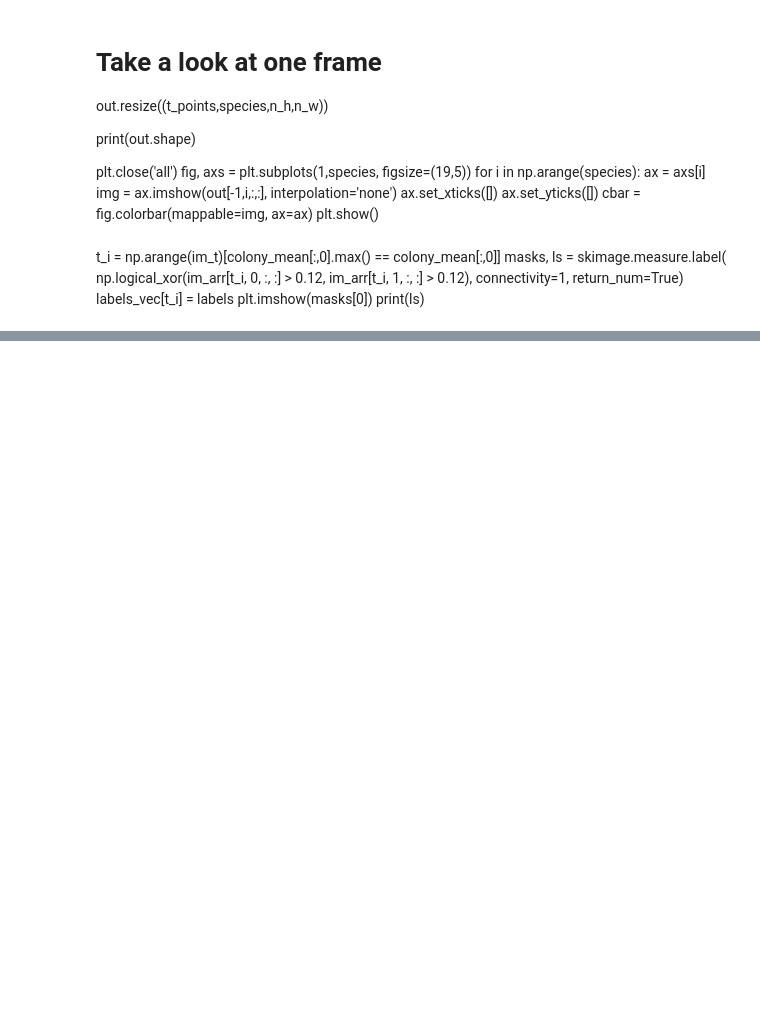
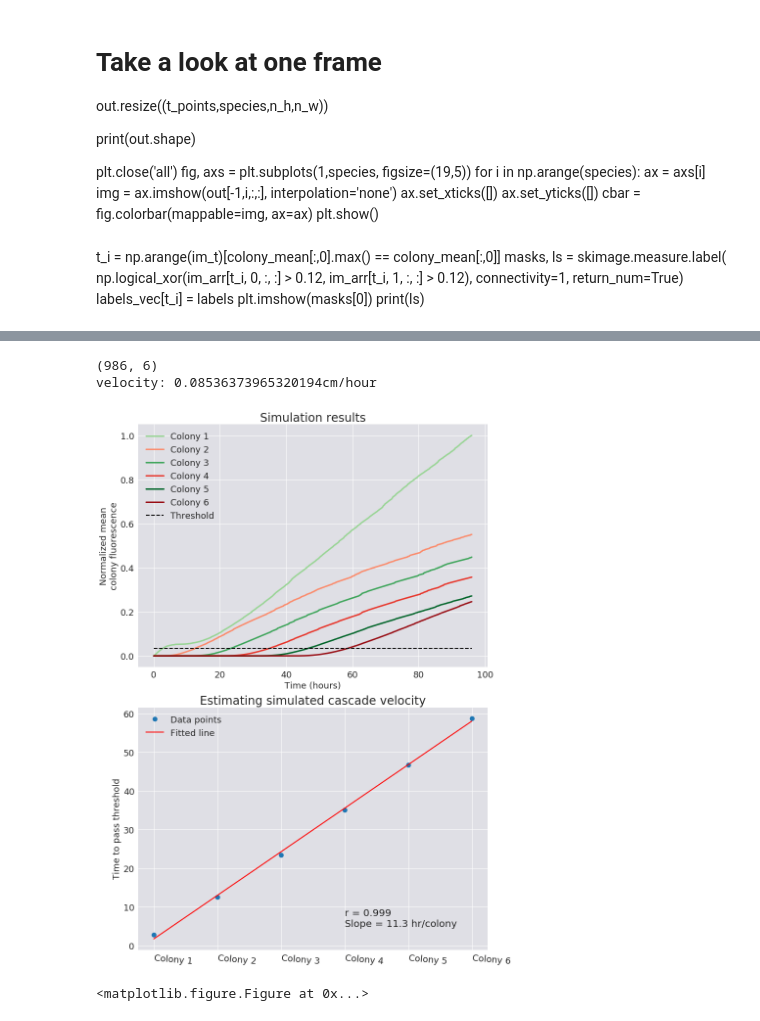
Before and after one commit to boospooky/omnitray-modeling, a Jupyter notebook: omnitray-modeling/simulation_notebook.ipynb, the cells around one changed output, grey strips where cells are left out. Cells and saved outputs as stored; diff of their text form; code cells hidden in the pictures; blank space fills up the shorter version.

```diff
--- a/omnitray-modeling/simulation_notebook.ipynb
+++ b/omnitray-modeling/simulation_notebook.ipynb
@@ -379,4 +394,4 @@ def wrapper(p):
 #with Pool(3) as p:
 #    res = p.map(wrapper, fn_inputs)
 
-#a_out = wrapper(fn_inputs[0])
+a_out = wrapper(fn_inputs[0])
@@ -637,23 +663,54 @@ def residuals(p_in):
         data_trace = clean_fit_vec[lab](t/60)
         res += np.sum(np.power(sim_traces[:,lab] - data_trace, 2))
     return res
-# %%
-if False:
-    out, t_vec = a_out
-    traces = get_traces(out)
-    print(traces.shape)
-    for colony in range(n_colonies):
-        plt.plot(t_vec,traces[:,colony])
-    plt.figure()
-    t_crossings = np.zeros(6)
-    threshold = (traces[5,-1])
-    #t_vec = t.copy()
-    #t_vec.shape
-    for colony in range(n_colonies):
-        above_threshold = traces[:,colony] > threshold
-        t_crossings[colony] = t_vec[above_threshold].min()
-    plt.plot(np.arange(n_colonies)[-1::-1], t_crossings,'.')
-    print("velocity: {}cm/hour".format((60/1e1)*9.55/np.mean(np.diff(t_crossings[-1::-1]))))
+# %%
+if True:
+    fig, axs = plt.subplots(2,1, figsize=(12,16))
+    rfp_colors = cm.Reds(np.linspace(0.4,0.9,3))
+    gfp_colors = cm.Greens(np.linspace(0.4,0.9,3))
+    color_dict = dict(zip([5,3,1,4,2,0],np.concatenate((gfp_colors,rfp_colors))))
+    out, t_vec = a_out
+    t_vec = t_vec / 60
+    plot_labels = ["Colony {}".format(i) for i in np.arange(6,0,-1) ]
+    traces = get_traces(out)
+    traces = traces / traces.max()
+    print(traces.shape)
+    for colony in range(n_colonies-1,-1,-1):
+        axs[0].plot(t_vec,traces[:,colony], color=color_dict[colony], label=plot_labels[colony], linewidth=3)
+    plt.figure()
+    t_crossings = np.zeros(6)
+    threshold = (traces[25,-1])
+    axs[0].plot(t_vec[[0,-1]], [threshold, threshold],'k--', label='Threshold')
+    #t_vec = t.copy()
+    #t_vec.shape
+    for colony in range(n_colonies):
+        above_threshold = traces[:,colony] > threshold
+        t_crossings[colony] = t_vec[above_threshold].min()
+    col_x = np.arange(n_colonies) # * 2.25*3*np.sqrt(2)
+    col_y = t_crossings[::-1]
+    lin_fn = lambda x, m, b: m*x + b
+    opt_out = opt.curve_fit(lin_fn, col_x, col_y)
+    corrcoef = np.corrcoef(col_x, col_y)[0][1]
+    axs[1].plot(col_x, col_y,'.', ms=20, label='Data points')
+    axs[1].plot(col_x, lin_fn(col_x, *opt_out[0]),'r-', ms=20, label='Fitted line')
+    axs[1].text(3, 5, "r = {:0.3f}\nSlope = {:0.1f} hr/colony".format(corrcoef,opt_out[0][0]), {'size':20})
+    axs[1].set_xticks(np.arange(n_colonies))
+    axs[1].set_xticklabels(plot_labels[::-1], rotation=-5, ha='left')
+    axs[1].set_title('Estimating simulated cascade velocity')
+    axs[1].set_ylabel('Time to pass threshold')
+    axs[1].legend()
+    axs[0].legend()
+    axs[0].set_xlabel('Time (hours)')
+    axs[0].set_ylabel('Normalized mean\ncolony fluorescence', wrap=True)
+    axs[0].set_title('Simulation results')
+    fig.tight_layout()
+    fig.savefig('sim_analysis.pdf')
+    print("velocity: {}cm/hour".format((1/1e1)*9.55/np.mean(np.diff(t_crossings[-1::-1]))))
+# %% [output]
+(986, 6)
+velocity: 0.08536373965320194cm/hour
+[figure, added]
+<matplotlib.figure.Figure at 0x...>
 # %%
 def read_centers(fn):
     mat = pd.read_csv(fn)
```
Also changed, not shown: parts of 13 cells of this notebook, 1 other file.
